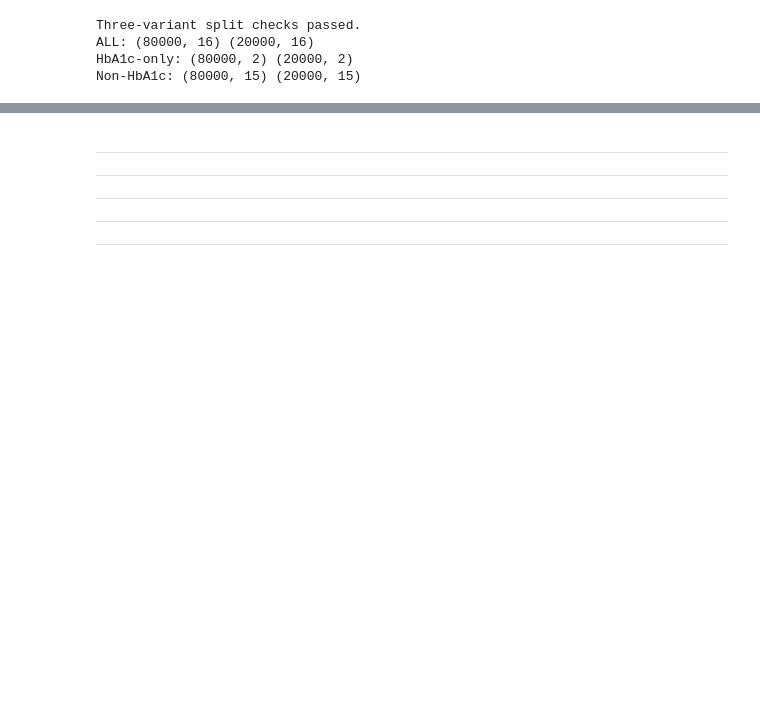
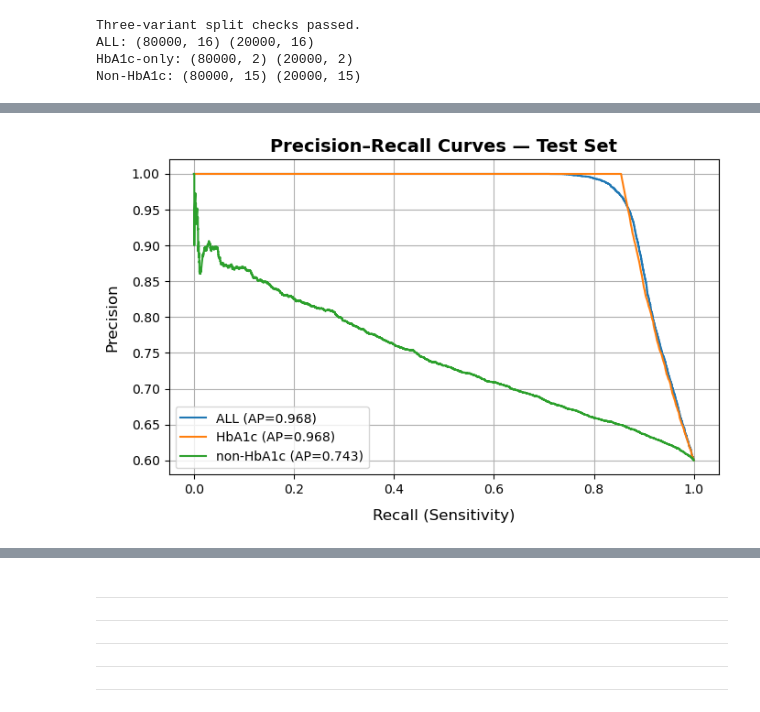
Before and after one commit to etoobian/diabetes-prediction-ds1, a Jupyter notebook: notebooks/diabetes_prediction.ipynb, the cells around one changed output, grey strips where cells are left out. Drawn from its saved outputs; the diff is of its cells as text; code cells hidden in the pictures; blank space fills up the shorter version.

```diff
--- a/notebooks/diabetes_prediction.ipynb
+++ b/notebooks/diabetes_prediction.ipynb
@@ -1058,0 +1752,16 @@ Non-HbA1c: (80000, 15) (20000, 15)
+# %%
+# Precision–Recall Curves (Test Set)
+
+fig, ax = viz.plot_multiple_pr_curves(
+    y_true=y_test,
+    model_probas=model_probs,
+    title="Precision–Recall Curves — Test Set",
+)
+
+viz.finalize_fig(
+    fig,
+    save_path=(FIG_DIR / "logit_test_pr_curves.png") if SAVE_FIGS else None,
+    show=VERBOSE,
+)
+# %% [output]
+[figure, added]
```
Also changed, not shown: parts of 71 cells of this notebook.
